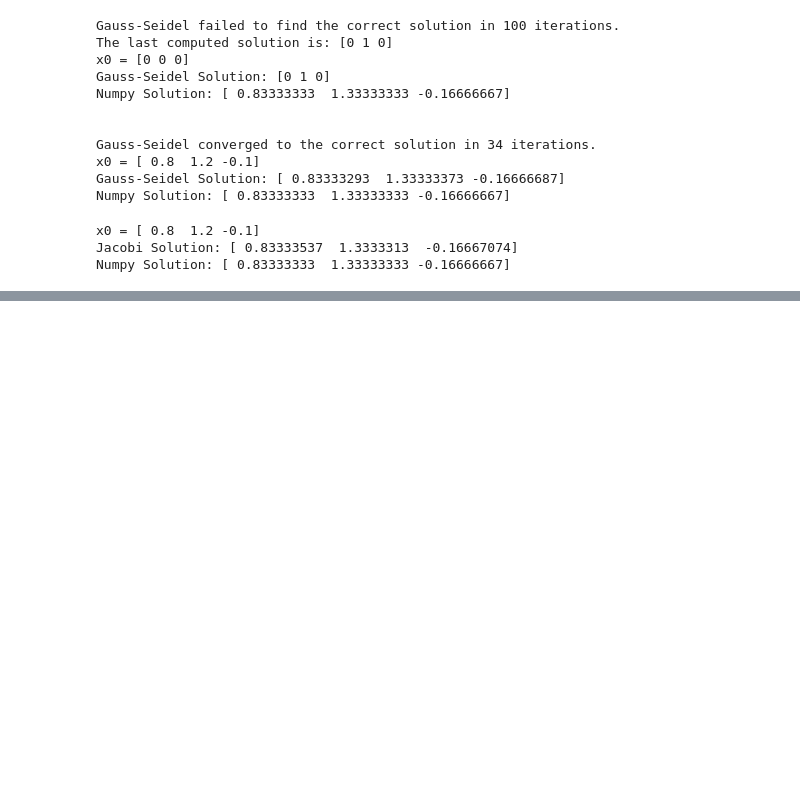
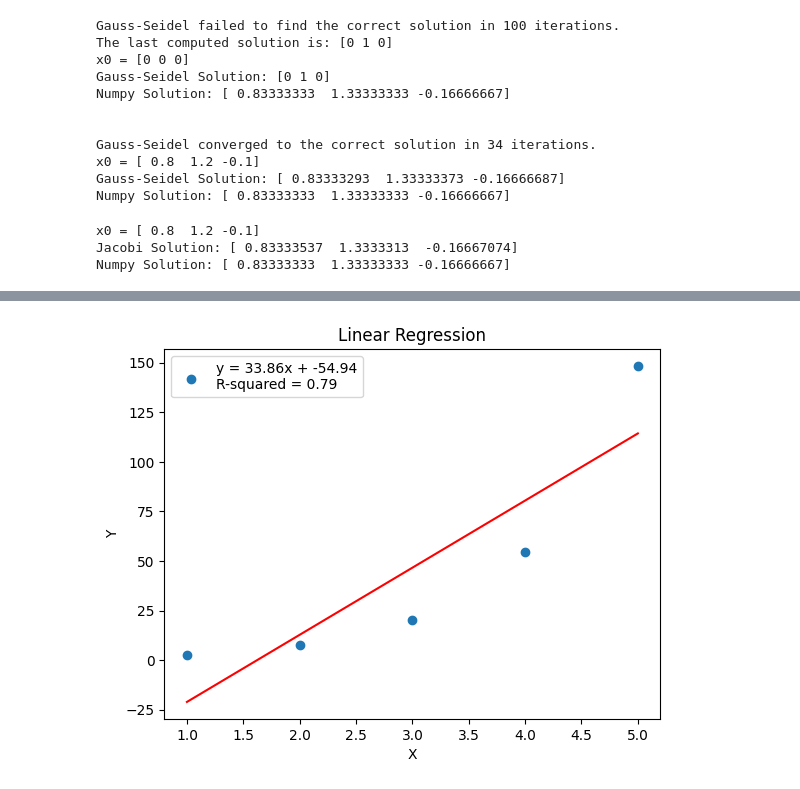
Before and after one commit to saeedahmadicp/numerical_optimization_of_ai, a Jupyter notebook: Test Notebook.ipynb, the cells around one changed output, grey strips where cells are left out. Saved outputs shown, nothing was run; the diff lists cells and outputs as text; code cells hidden in the pictures; blank space fills up the shorter version.

```diff
--- a/Test Notebook.ipynb
+++ b/Test Notebook.ipynb
@@ -222,0 +256,12 @@ Numpy Solution: [ 0.83333333  1.33333333 -0.16666667]
+# %%
+# generate some non-linear data - expected to produce a not-good fit
+x = np.array([1, 2, 3, 4, 5])
+f = lambda x: np.exp(x)
+y = np.array([f(i) for i in x])
+
+# perform linear regression
+line_fit = linear(x, y)
+
+plot_fit(x, y, line_fit, "Linear Regression")
+# %% [output]
+[figure, added]
```
Also changed, not shown: parts of 5 cells of this notebook, 7 other files.
